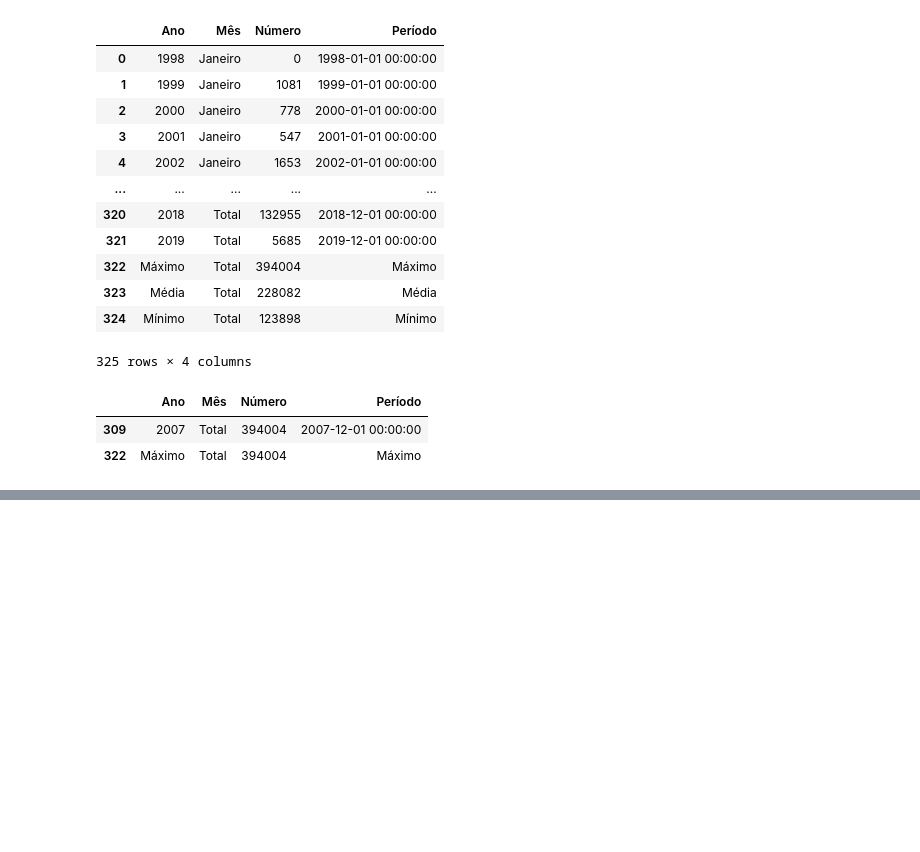
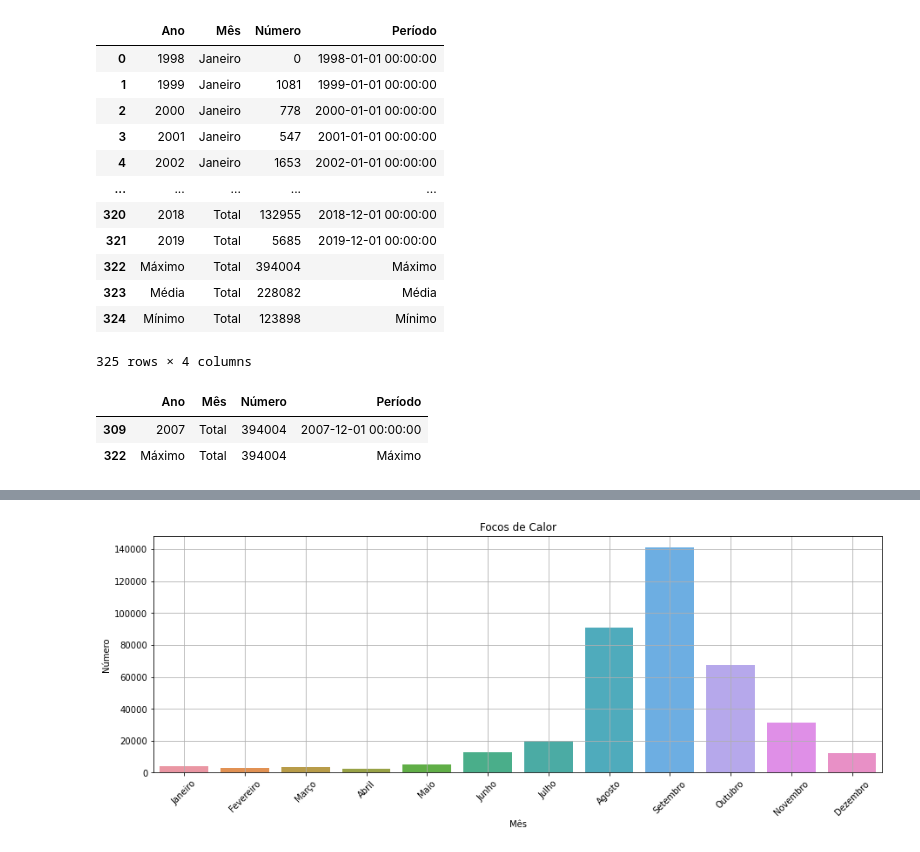
Before and after one commit to geanclm/LabHacker, a Jupyter notebook: SNIF/SNIF_Focos de calor_xlsx.ipynb, the cells around one changed output, grey strips where cells are left out. Cells and saved outputs as stored; diff of their text form; code cells hidden in the pictures; blank space fills up the shorter version.

```diff
--- a/SNIF/SNIF_Focos de calor_xlsx.ipynb
+++ b/SNIF/SNIF_Focos de calor_xlsx.ipynb
@@ -56,0 +102,9 @@ df[df['Número']==df['Número'].max()]
+# %%
+# Gráfico om o Seaborn
+plt.figure(figsize=(15,5))
+sns.barplot(x='Mês',y='Número', data=df_2007)
+plt.title('Focos de Calor')
+plt.xticks(rotation=45)
+plt.grid();
+# %% [output]
+[figure, added]
```
Also changed, not shown: parts of 8 cells of this notebook.
